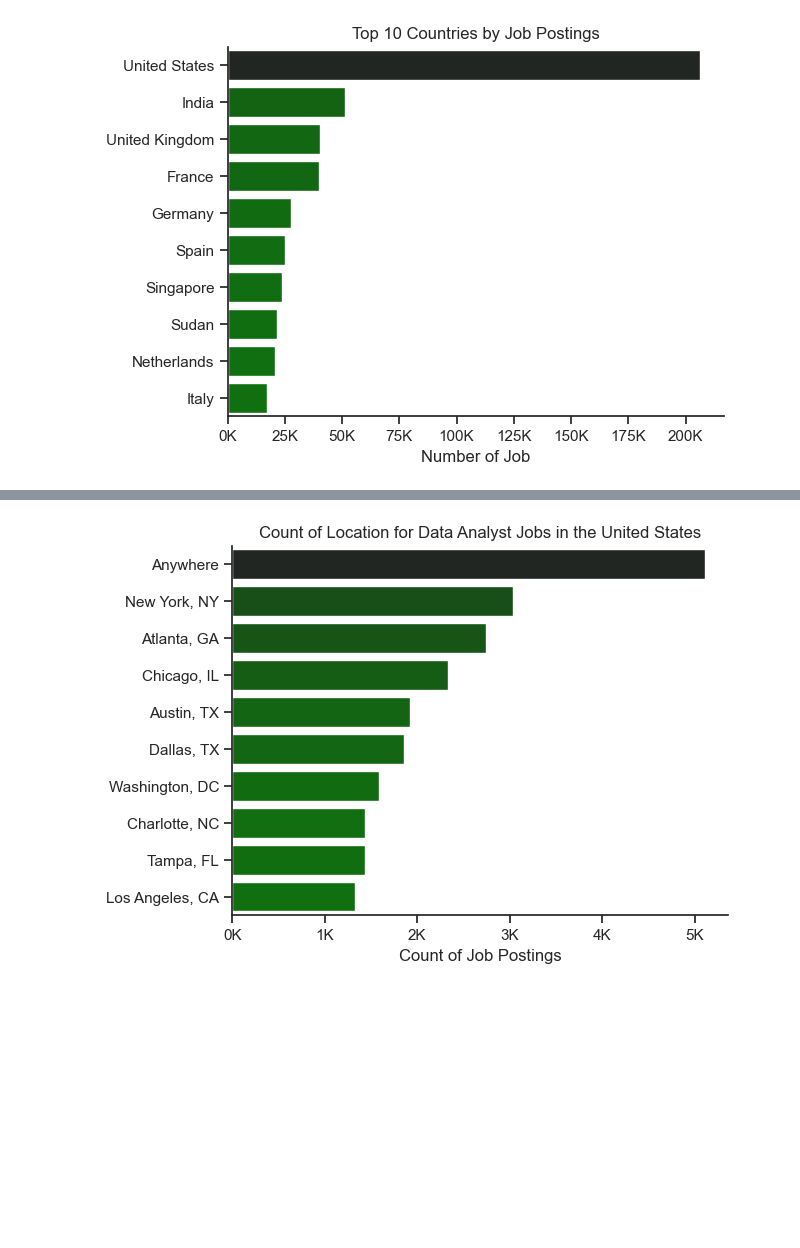
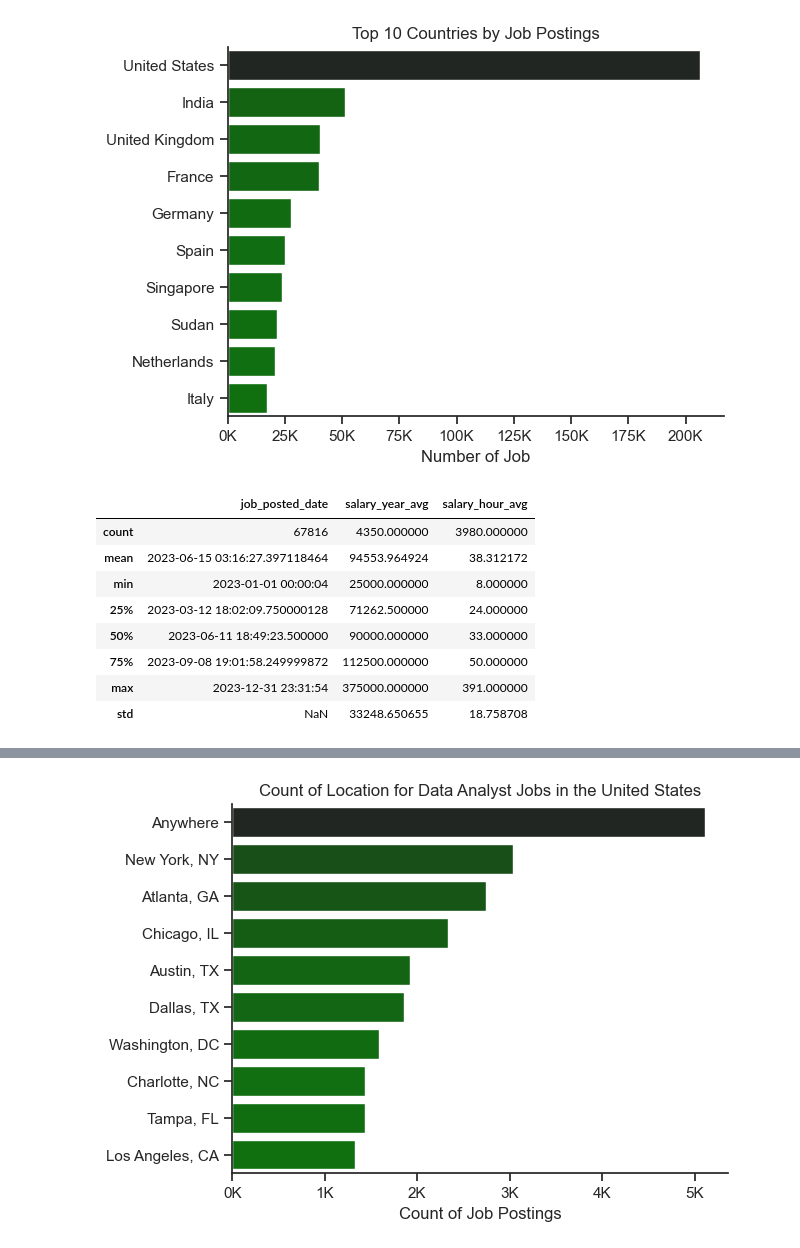
Before and after one commit to ivykorah/Python_Learning, a Jupyter notebook: 3_Project/1_EDA.ipynb, the cells around one changed output, grey strips where cells are left out. Saved outputs shown, nothing was run; the diff lists cells and outputs as text; code cells hidden in the pictures; blank space fills up the shorter version.

```diff
--- a/3_Project/1_EDA.ipynb
+++ b/3_Project/1_EDA.ipynb
@@ -24,3 +24,15 @@ plt.title('Top 10 Countries by Job Postings')
 plt.show()
 # %% [output]
 [figure]
+# %%
+df_DA_USA.describe()
+# %% [output]
+|  | job_posted_date | salary_year_avg | salary_hour_avg |
+| count | 67816 | 4350.000000 | 3980.000000 |
+| mean | 2023-06-15 03:16:27.397118464 | 94553.964924 | 38.312172 |
+| min | 2023-01-01 00:00:04 | 25000.000000 | 8.000000 |
+| 25% | 2023-03-12 18:02:09.750000128 | 71262.500000 | 24.000000 |
+| 50% | 2023-06-11 18:49:23.500000 | 90000.000000 | 33.000000 |
+| 75% | 2023-09-08 19:01:58.249999872 | 112500.000000 | 50.000000 |
+| max | 2023-12-31 23:31:54 | 375000.000000 | 391.000000 |
+| std | NaN | 33248.650655 | 18.758708 |
```
Also changed, not shown: parts of 1 cell of this notebook.
